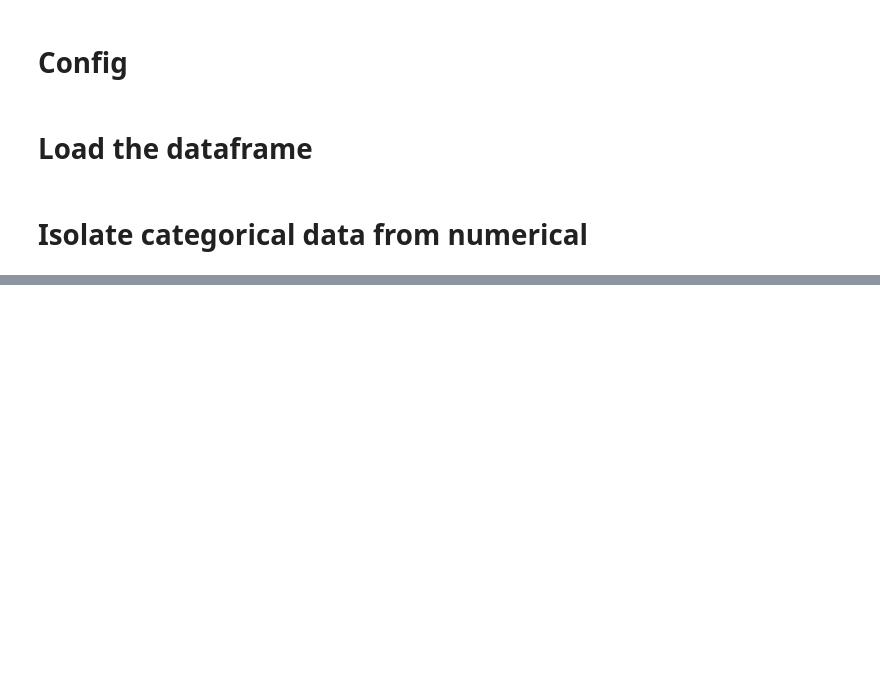
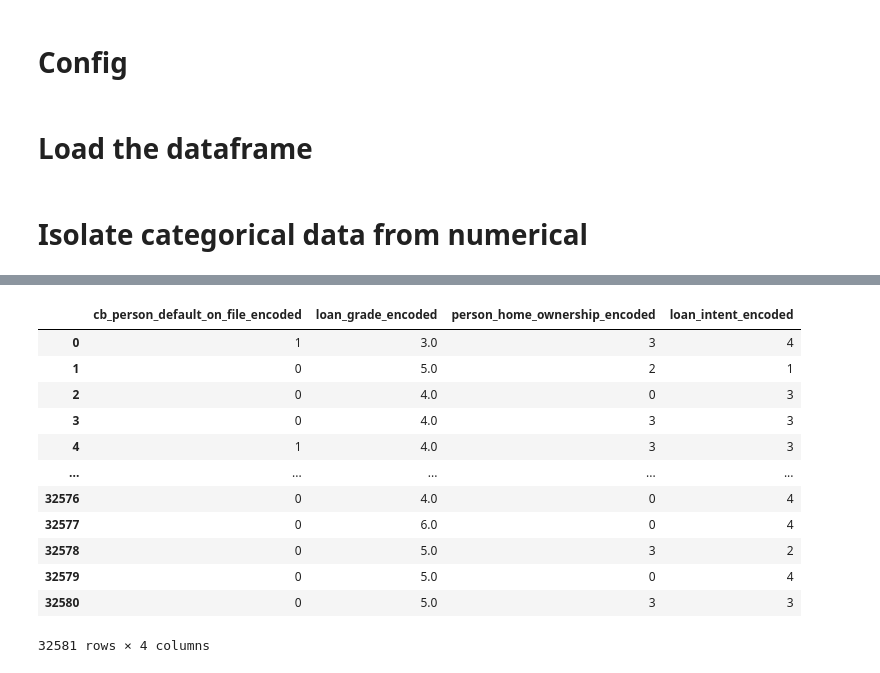
Before and after one commit to Ekatche/MLops_Loan_pred, a Jupyter notebook: notebooks/processing.ipynb, the cells around one changed output, grey strips where cells are left out. Saved outputs shown, nothing was run; the diff lists cells and outputs as text; code cells hidden in the pictures; blank space fills up the shorter version.

```diff
--- a/notebooks/processing.ipynb
+++ b/notebooks/processing.ipynb
@@ -31,0 +112,16 @@ categorical_columns = train_data.select_dtypes(exclude=[np.number])
+# %%
+categorical_columns
+# %% [output]
+|  | cb_person_default_on_file_encoded | loan_grade_encoded | person_home_ownership_encoded | loan_intent_encoded |
+| 0 | 1 | 3.0 | 3 | 4 |
+| 1 | 0 | 5.0 | 2 | 1 |
+| 2 | 0 | 4.0 | 0 | 3 |
+| 3 | 0 | 4.0 | 3 | 3 |
+| 4 | 1 | 4.0 | 3 | 3 |
+| ... | ... | ... | ... | ... |
+| 32576 | 0 | 4.0 | 0 | 4 |
+| 32577 | 0 | 6.0 | 0 | 4 |
+| 32578 | 0 | 5.0 | 3 | 2 |
+| 32579 | 0 | 5.0 | 0 | 4 |
+| 32580 | 0 | 5.0 | 3 | 3 |
+32581 rows × 4 columns
```
Also changed, not shown: parts of 35 cells of this notebook, 11 other files.
